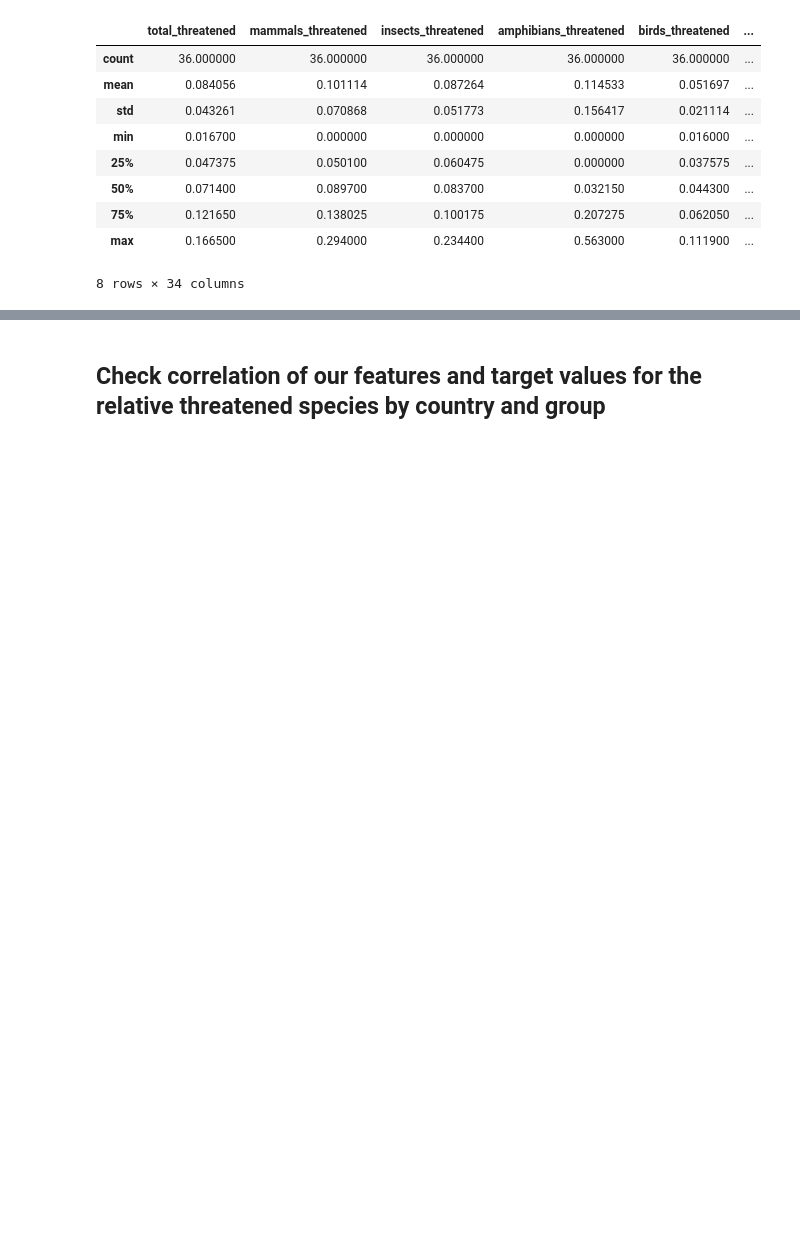
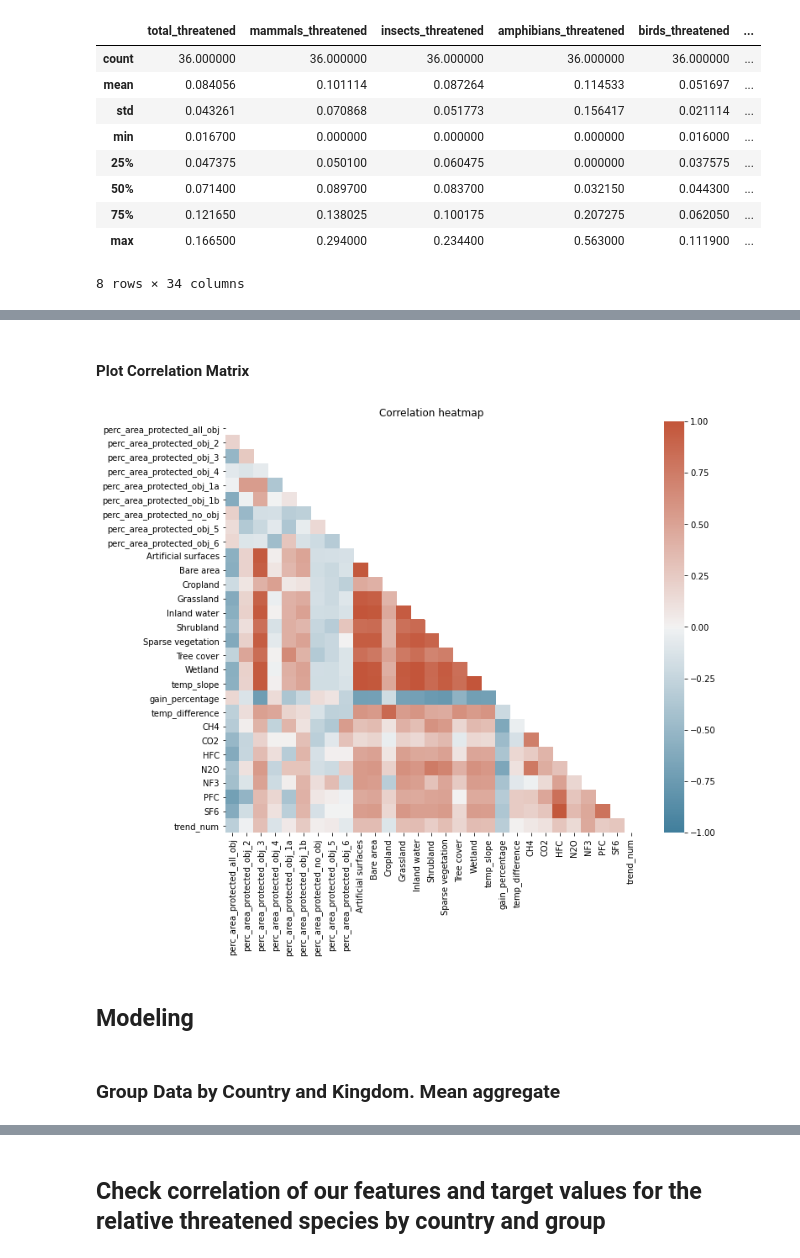
Before and after one commit to MarkusKiesel93/DOPPThreatenedSpecies, a Jupyter notebook: merged_data_analysis.ipynb, the cells around one changed output, grey strips where cells are left out. Saved outputs shown, nothing was run; the diff lists cells and outputs as text; code cells hidden in the pictures; blank space fills up the shorter version.

```diff
--- a/merged_data_analysis.ipynb
+++ b/merged_data_analysis.ipynb
@@ -315,0 +341,8 @@ full_threatened.describe()
+# %%
+def z_score_normalize(full_data):
+    num_cols = []
+    for col in full_data.columns.values:
+        if full_data[col].dtype == float:
+            num_cols.append(col)
+    df_zscore = pd.DataFrame(zscore(full_data[num_cols], axis=1) , columns=num_cols)
+    return df_zscore
@@ -321,2 +420,3 @@ full_data = full_data.dropna()
 # %%
-full_data = full_data[full_data['trend'] != 'Unknown']
+df_zscore = full_data.copy()
+df_zscore['trend'] = full_data['trend']
@@ -404,0 +423,2 @@ Name: y, dtype: object
+# %%
+df_zscore = z_score_normalize(df_zscore)
@@ -404,0 +438,25 @@ Name: y, dtype: object
+# %% [markdown]
+#### Plot Correlation Matrix
+# %%
+correlation_matrix =  df_zscore.corr(method= 'pearson')
+#visualization of the correlation matrix as heatmap
+
+# Set up the matplotlib figure
+f, ax = plt.subplots(figsize=(11, 9))
+ax.set_title('Correlation heatmap')
+
+# Generate a custom diverging colormap
+cmap = sns.diverging_palette(230, 20, as_cmap=True)
+
+# Generate a mask for the upper triangle
+mask = np.triu(np.ones_like(correlation_matrix, dtype=bool))
+
+# create heatmap
+sns.heatmap(correlation_matrix, mask=mask,  cmap=cmap, vmin=-1, vmax=1, center=0)
+plt.show()
+# %% [output]
+[figure, added]
+# %% [markdown]
+## Modeling
+# %% [markdown]
+### Group Data by Country and Kingdom. Mean aggregate
```
Also changed, not shown: parts of 32 cells of this notebook.
